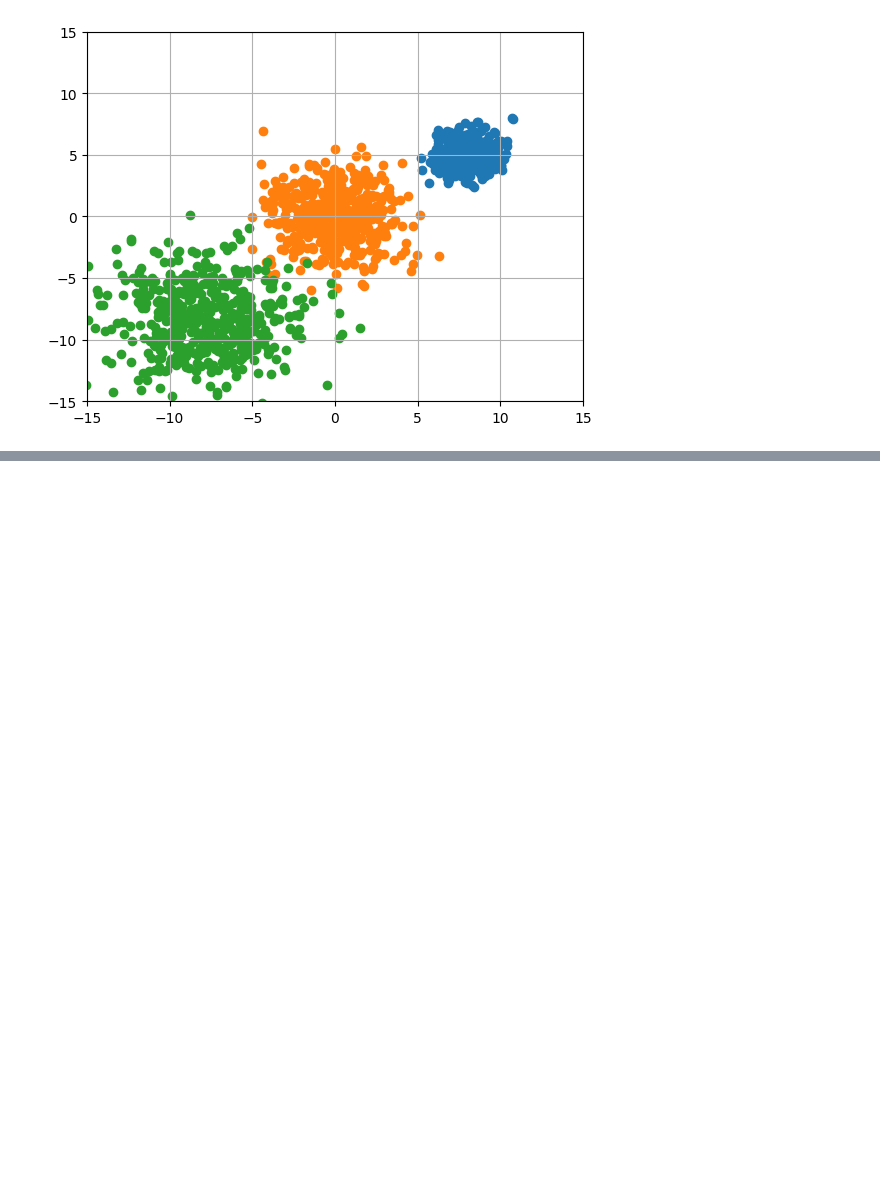
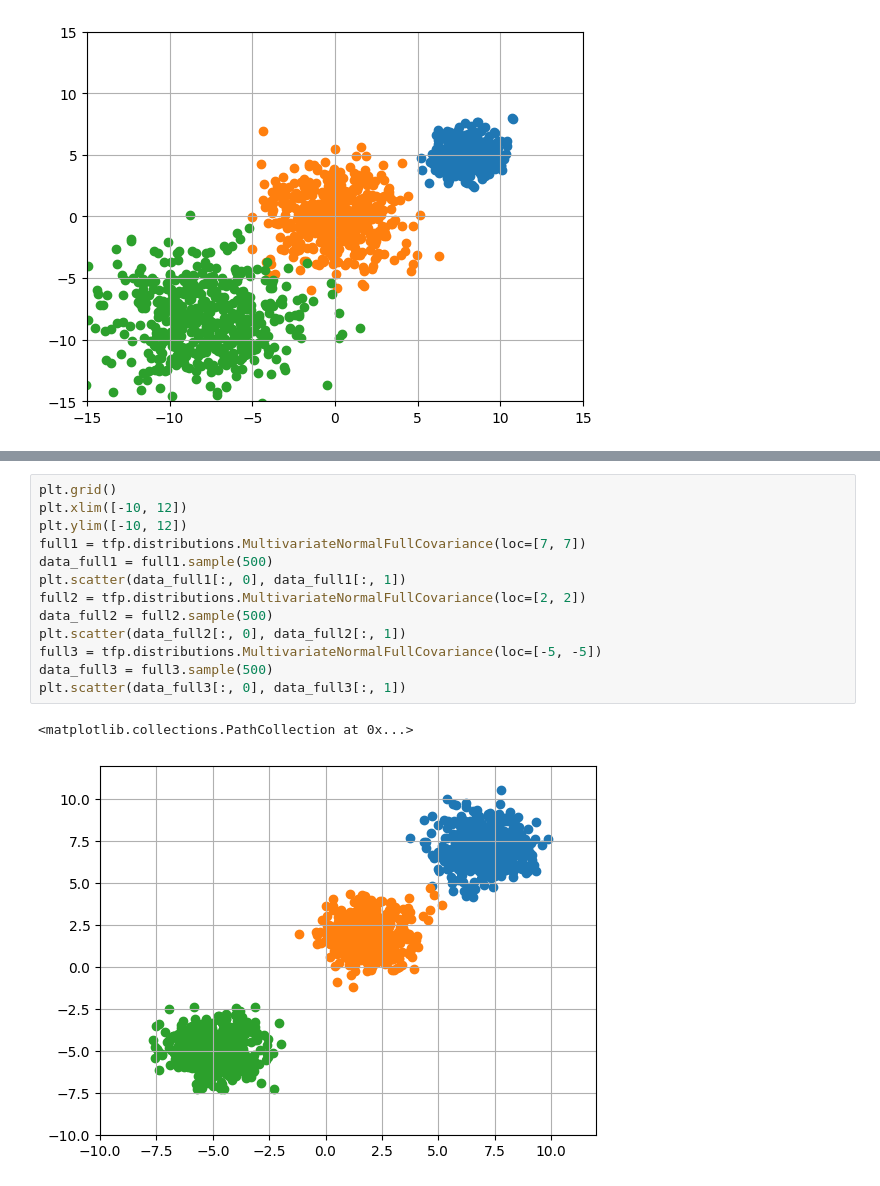
Before and after one commit to sharathchandra04/MLlearning, a Jupyter notebook: clustreing.ipynb, the cells around one changed output, grey strips where cells are left out. Cells and saved outputs as stored; diff of their text form; blank space fills up the shorter version.

```diff
--- a/clustreing.ipynb
+++ b/clustreing.ipynb
@@ -31,0 +48,16 @@ plt.scatter(data_spherical_3[:, 0], data_spherical_3[:, 1],)
+# %%
+plt.grid()
+plt.xlim([-10, 12])
+plt.ylim([-10, 12])
+full1 = tfp.distributions.MultivariateNormalFullCovariance(loc=[7, 7])
+data_full1 = full1.sample(500)
+plt.scatter(data_full1[:, 0], data_full1[:, 1])
+full2 = tfp.distributions.MultivariateNormalFullCovariance(loc=[2, 2])
+data_full2 = full2.sample(500)
+plt.scatter(data_full2[:, 0], data_full2[:, 1])
+full3 = tfp.distributions.MultivariateNormalFullCovariance(loc=[-5, -5])
+data_full3 = full3.sample(500)
+plt.scatter(data_full3[:, 0], data_full3[:, 1])
+# %% [output]
+<matplotlib.collections.PathCollection at 0x...>
+[figure, added]
```
Also changed, not shown: parts of 1 cell of this notebook.
